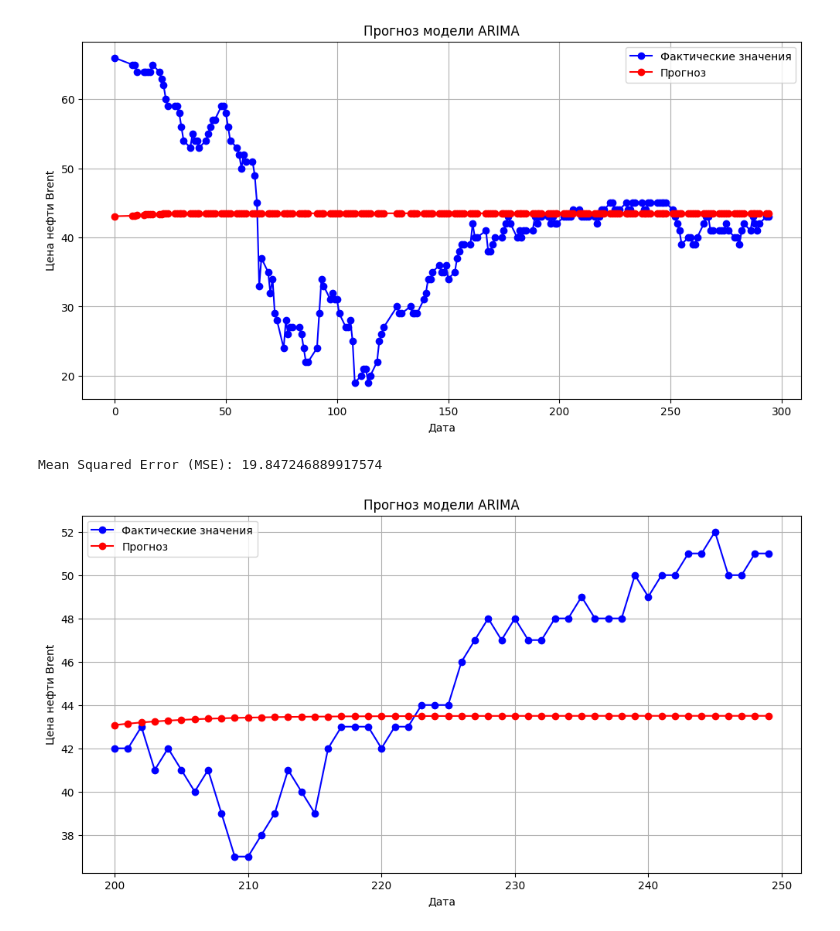
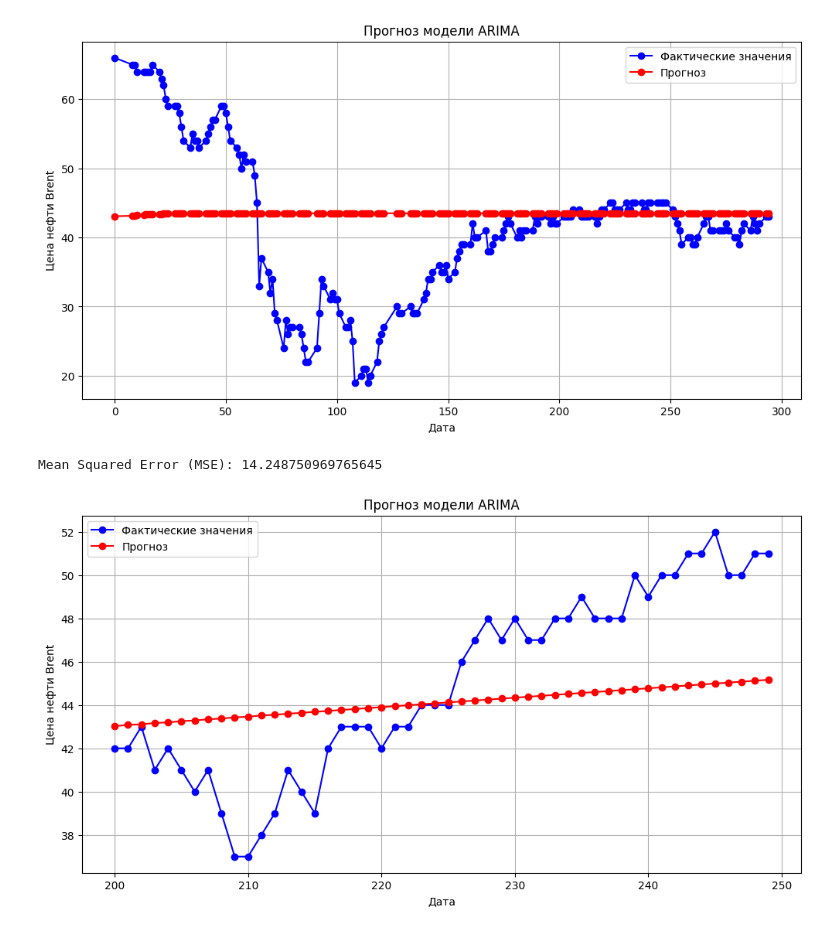
Before and after one commit to GIFONOT/ML2, a Jupyter notebook: ML4/data.ipynb, the cells around one changed output. Saved outputs shown, nothing was run; the diff lists cells and outputs as text; code cells hidden in the pictures.

```diff
--- a/ML4/data.ipynb
+++ b/ML4/data.ipynb
@@ -253,28 +286,28 @@ plt.show()
 # %% [output]
 [figure]
 # %%
-model = ARIMA(y_train, order=(1, 1, 1))
+model = ARIMA(y_train, order=(1, 2, 3))
 model_fit = model.fit()
 
 # Создайте прогнозы
 forecast_steps = len(y_test)
 forecast = model_fit.forecast(steps=forecast_steps)
 
 # MSE
 mse = mean_squared_error(y_test, forecast)
 
 print(f'Mean Squared Error (MSE): {mse}')
 
 # График фактических и прогнозируемых значений
 plt.figure(figsize=(12, 6))
 plt.plot(X_test.index, y_test, label='Фактические значения', marker='o', color='blue')
 plt.plot(X_test.index, forecast, label='Прогноз', marker='o', color='red')
 plt.xlabel('Дата')
 plt.ylabel('Цена нефти Brent')
 plt.title('Прогноз модели ARIMA')
 plt.legend()
 plt.grid(True)
 plt.show()
 # %% [output]
-Mean Squared Error (MSE): 19.847246889917574
+Mean Squared Error (MSE): 14.248750969765645
-[figure, old version]
+[figure, new version]
```
Also changed, not shown: parts of 1 cell of this notebook, 3 other files.
